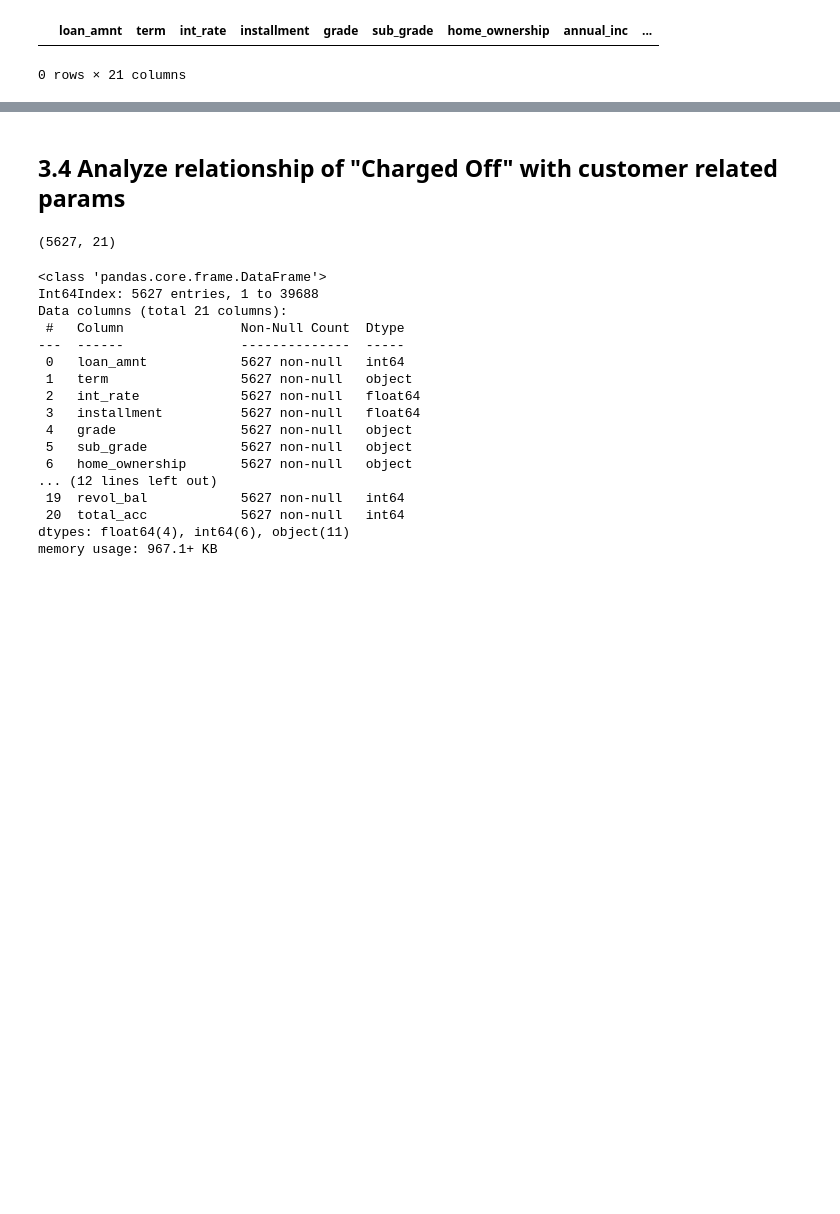
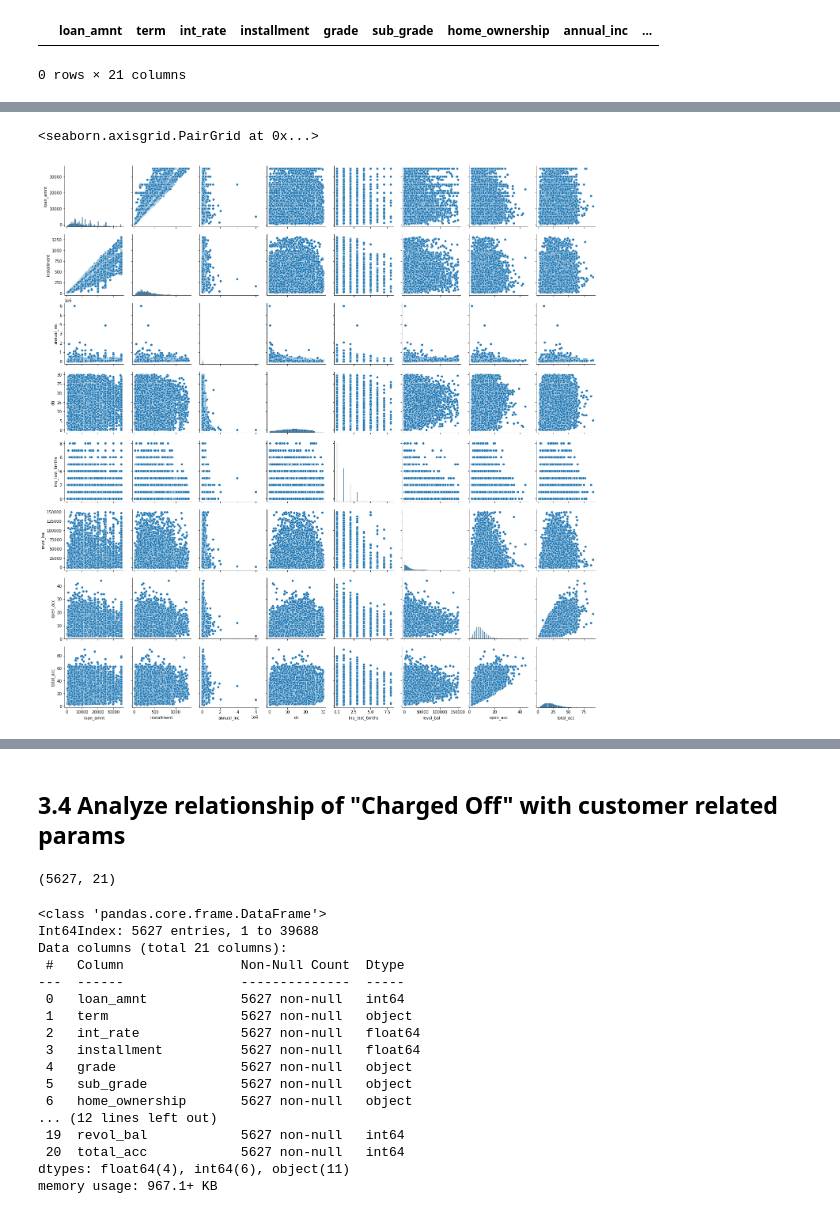
Before and after one commit to JamshedAhsan/fraud-detection, a Jupyter notebook: Case-Study-Lending-Loan-Club.ipynb, the cells around one changed output, grey strips where cells are left out. Cells and saved outputs as stored; diff of their text form; code cells hidden in the pictures; blank space fills up the shorter version.

```diff
--- a/Case-Study-Lending-Loan-Club.ipynb
+++ b/Case-Study-Lending-Loan-Club.ipynb
@@ -53,3 +49,0 @@ for col in loan_df.columns:
-# %%
-loan_df1 = loan_df.drop(columns=single_value_cols)
-loan_df1.head()
@@ -105,8 +114,10 @@ dtype: int64
 # %%
-loan_df2 = loan_df1.drop(columns=['funded_amnt','funded_amnt_inv','url','delinq_2yrs',
-                                  'out_prncp','out_prncp_inv','total_pymnt','total_pymnt_inv',
-                                  'total_rec_prncp', 'total_rec_int','total_rec_late_fee',
-                                  'recoveries','collection_recovery_fee','last_pymnt_amnt'])
+loan_df2 = loan_df1.drop(columns=['funded_amnt','funded_amnt_inv','url','pymnt_plan','desc','title','delinq_2yrs',
+                                  'mths_since_last_delinq','revol_util','initial_list_status','out_prncp','out_prncp_inv',
+                                  'total_pymnt','total_pymnt_inv','total_rec_prncp', 'total_rec_int','total_rec_late_fee',
+                                  'recoveries','collection_recovery_fee','last_pymnt_d','last_pymnt_amnt','next_pymnt_d',
+                                 'last_credit_pull_d','collections_12_mths_ex_med','policy_code','application_type',
+                                 'chargeoff_within_12_mths','delinq_amnt'])
 # %% [markdown]
 * Hypothesis #02: 'id' and 'member_id' are unique identification for identification; may not have relevance to analysis.
     * let's drop both columns
@@ -137,3 +168,6 @@ memory usage: 6.4+ MB
+# %%
+#let's drop mths_since_last_record since most of the entries are null
+loan_df3 = loan_df3.drop(columns='mths_since_last_record')
 # %%
 #int_rate is type object, let's analyze and make correction if required
 loan_df3['int_rate'].value_counts()
@@ -405,0 +244,7 @@ memory usage: 6.1+ MB
+# %%
+#'loan_amnt' seems to have high variance inside data
+# possible apporach may be to create a derived column with ordered categorical variable:
+#Very_Low_Amnt_Loan, Low_Amnt_Loan, Mid_Amnt_Loan, High_Amnt_Loan and Very_High_Amnt_Loan
+loan_df3['Loan_Amnt__Bucket']=pd.qcut(loan_df3['loan_amnt'], q=[0,0.2,0.4,0.6,0.8,1.0],
+                                     labels=['Very_Low_Amnt_Loan','Low_Amnt_Loan','Mid_Amnt_Loan','High_Amnt_Loan',
+                                             'Very_High_Amnt_Loan'])
@@ -405,0 +428,6 @@ memory usage: 6.1+ MB
+# %%
+sns.pairplot(loan_df3[['loan_amnt','int_rate','installment','annual_inc','dti','inq_last_6mths','revol_bal',
+                                 'open_acc','total_acc']])
+# %% [output]
+<seaborn.axisgrid.PairGrid at 0x...>
+[figure, added]
```
Also changed, not shown: parts of 64 cells of this notebook.
